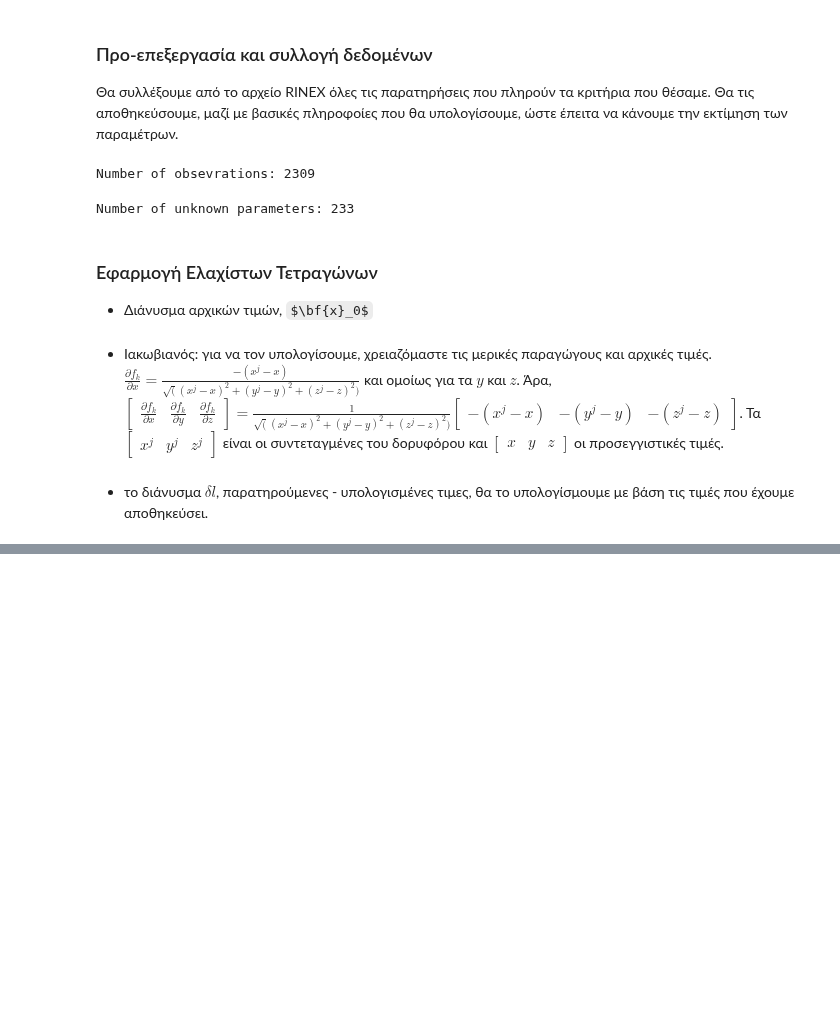
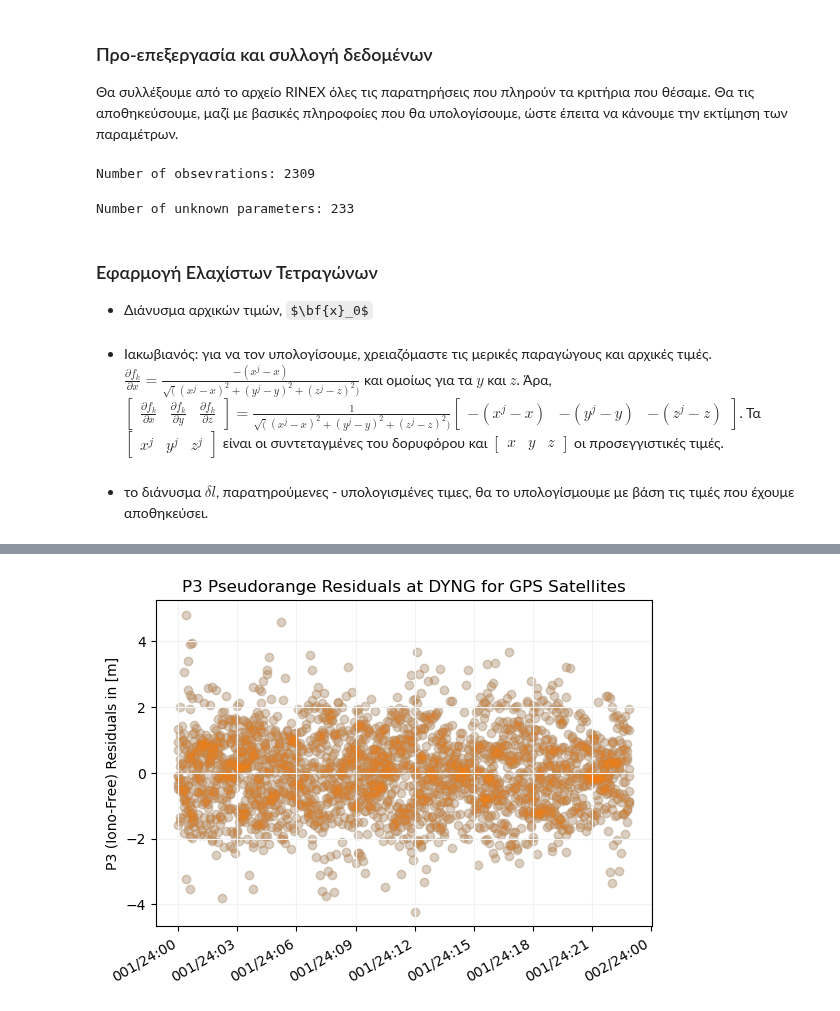
Before and after one commit to DSOlab/AcademicSoftware, a Jupyter notebook: JupiterLab/gps/gps_code_positioning.ipynb, the cells around one changed output, grey strips where cells are left out. Cells and saved outputs as stored; diff of their text form; code cells hidden in the pictures; some formulas as TeX source; blank space fills up the shorter version.

```diff
--- a/JupiterLab/gps/gps_code_positioning.ipynb
+++ b/JupiterLab/gps/gps_code_positioning.ipynb
@@ -348,0 +354,97 @@ plt.show()
+# %%
+# αριθμός εποχών που θα επεξεργαστούμε
+num_epochs = 0
+# θα αποθηκεύσουμε τις παρατηρήσεις και τα υπολογισμένα στοιχεία εδώ
+raw_obs    = []
+# εποχή προηγούμενης παρατήρησης
+t_prev     = attotime.attodatetime(1900,1,1)
+
+atxf = atx.Atx("../../data/igs20.atx")
+antc = atxf.get_noazi(rnx.antenna_type, ["G01", "G02"])
+pcop1 = np.array((antc.pco('G01')))
+pcop2 = np.array((antc.pco('G02')))
+pcop3 = f1*f1*pcop1/fac - f2*f2*pcop2/fac
+pcoenu= np.array((pcop3[1], pcop3[0], pcop3[2]))
+pcoc  = R.transpose() @ pcoenu
+crsta = rsta + pcoc
+def p3pcv(el):
+    pcvp1 = antc.pcv_hgt('G01', el)
+    pcvp2 = antc.pcv_hgt('G02', el)
+    pcvp3 = f1*f1*pcvp1/fac - f2*f2*pcvp2/fac
+    return pcvp3
+    #_d = (R.transpose() @ pcvenu) * 1e3
+    # print('Correction for el={:.1f}=({:.1f},{:.1f},{:.1f}) mm'.format(np.degrees(el), _d[0], _d[1], _d[2]))
+    # return R.transpose() @ pcvenu
+
+for block in rnx:
+    t = block.t()
+    # θα χρησιμοποιηθεί η εποχή στην επεξεργασία ?
+    epoch_used = False
+    # απέχει το bloock τουλάχιστον EVERY_SEC δευτερόλεπτα από το προηγούμενο ?
+    if (t-t_prev).total_seconds() >= EVERY_SEC:
+        for sat, obs in block.filter_satellite_system("gps", False):
+            # περιέχεται ο δορυφόρους στους αποκλεισμένους ?
+            if sat not in EXCLUDE_SATELLITES:
+                try:
+                    p1 = fetch(obs, 'C1W', 'C1C', 'C1X')['value']
+                    p2 = fetch(obs, 'C2W', 'C2C', 'C2D', 'C2P', 'C2X', 'C2S', 'C2L')['value']
+                    xsat, ysat, zsat, csat, dt = sat_at_emission_time(crsta, t, intrp, sat)
+                    _, _, el = azele(R, np.array((xsat, ysat, zsat)), crsta)
+                    r = geometric_range(np.array((xsat,ysat,zsat)), crsta)-p3pcv(el)
+                    pc = f1*f1*p1/fac - f2*f2*p2/fac
+                    drel = relativity(t, dt, intrp, sat)
+                    # γωνία ύψους >= γωνία αποκοπής ?
+                    if el >= ELEVATION_CUT_OFF:
+                        dT = tropo.tropo_delay(rsta, t, el, gpt35_grid)
+                        # αποθηκεύουμε την παρατήρηση
+                        raw_obs.append({'t': t, 'p3': pc, 'rsat': np.array((xsat,ysat,zsat)), 'csat': csat, 'el': el, 'dT': dT, 'drel': drel, 'nepoch': num_epochs})
+                        # η εποχή θα χρησιμοποιηθεί
+                        epoch_used = True
+                except:
+                    pass
+        if epoch_used:
+            # προηγούμενη εποχή παρατήρησης
+            t_prev = t
+            # αριθμός (μοναδικών) εποχών
+            num_epochs += 1
+
+m = len(raw_obs)
+n = 3 + num_epochs
+x0 = np.concatenate((np.array(crsta), np.zeros(num_epochs)))
+J   = np.zeros((m, n))
+dl2  = np.zeros(m)
+
+# for plotting
+ephs = [0] * m
+elvs = [0] * m
+
+# αριθμός επαναλλήψεων
+LS_ITERATIONS = 3
+for ls_iteration in range(LS_ITERATIONS):
+    # για κάθε παρατήρηση (που έχουμε αποθηκεύσει)
+    for i, obs in enumerate(raw_obs):
+        # παρατήρηση - υπολογισμένη τιμή
+        dl2[i] = obs['p3'] + gs.C * obs['csat'] - geometric_range(obs['rsat'], x0[0:3]+p3pcv(el)) - obs['dT'] - obs['drel'] - x0[3+obs['nepoch']]
+        # σειρά Ιακωβιανού
+        J[i, 0:3] = gradient(obs['rsat'], x0[0:3]); J[i,3+obs['nepoch']] = 1.;
+        # αποθήκευση για γραφική αναπαράσταση
+        ephs[i] = at2pt(obs['t']); elvs[i] = np.degrees(obs['el']);
+    # διόρθωση δx
+    dx = np.linalg.inv(J.transpose() @ J) @ J.transpose() @ dl2
+    # (νέα) εκτίμηση
+    x0 += dx
+# Γραφική αναπαράσταση - Υπόλοιπα
+fig, ax = plt.subplots()
+ax.scatter(ephs, dl, alpha=0.2)
+ax.scatter(ephs, dl2, alpha=0.2)
+ax.grid(color='0.95')
+plt.ylabel("P3 (Iono-Free) Residuals in [m]")
+plt.title("P3 Pseudorange Residuals at {:} for GPS Satellites".format(rnx.marker_name))
+hours = mdates.HourLocator(interval = 3)
+h_fmt = mdates.DateFormatter('%j/%y:%H')
+ax.xaxis.set_major_locator(hours)
+ax.xaxis.set_major_formatter(h_fmt)
+fig.autofmt_xdate()
+plt.show()
+# %% [output]
+[figure, added]
```
Also changed, not shown: parts of 12 cells of this notebook, 9 other files.
